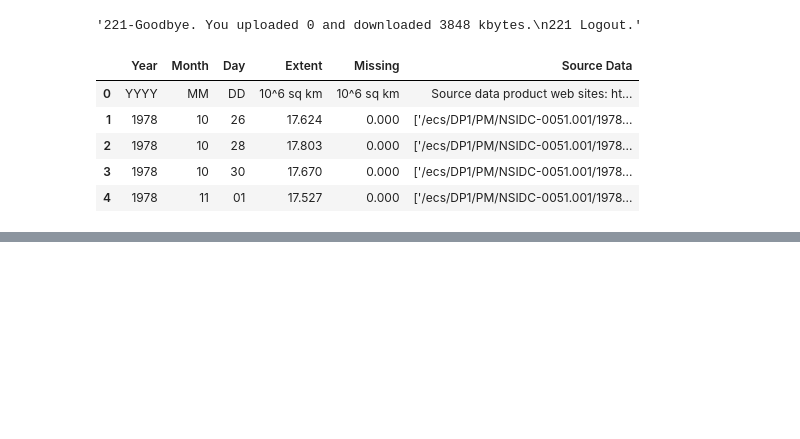
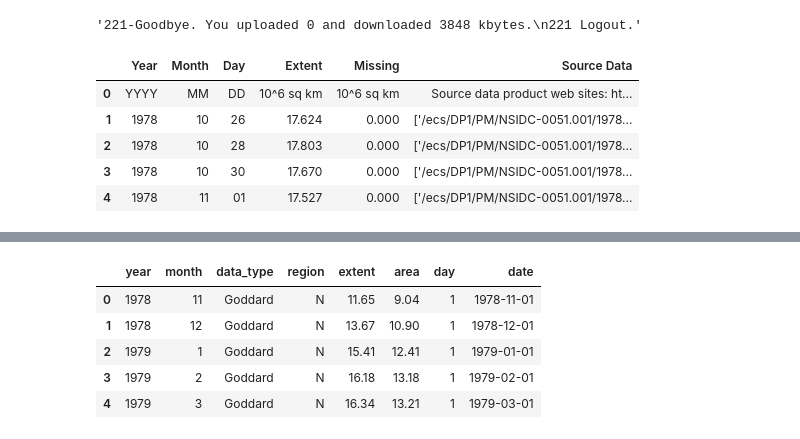
Before and after one commit to KathGo/ice_cream, a Jupyter notebook: notebooks/EDA.ipynb, the cells around one changed output, grey strips where cells are left out. Saved outputs shown, nothing was run; the diff lists cells and outputs as text; code cells hidden in the pictures; blank space fills up the shorter version.

```diff
--- a/notebooks/EDA.ipynb
+++ b/notebooks/EDA.ipynb
@@ -143,0 +286,12 @@ df_s.head()
+# %%
+#rename the columns because of spaces in front of the name and create a datetime
+frame.rename(columns={ frame.columns[1]: "month"}, inplace=True)
+frame['date'] = pd.to_datetime(frame[['year', 'month', 'day']])
+frame.head()
+# %% [output]
+|  | year | month | data_type | region | extent | area | day | date |
+| 0 | 1978 | 11 | Goddard | N | 11.65 | 9.04 | 1 | 1978-11-01 |
+| 1 | 1978 | 12 | Goddard | N | 13.67 | 10.90 | 1 | 1978-12-01 |
+| 2 | 1979 | 1 | Goddard | N | 15.41 | 12.41 | 1 | 1979-01-01 |
+| 3 | 1979 | 2 | Goddard | N | 16.18 | 13.18 | 1 | 1979-02-01 |
+| 4 | 1979 | 3 | Goddard | N | 16.34 | 13.21 | 1 | 1979-03-01 |
```
Also changed, not shown: parts of 23 cells of this notebook.
